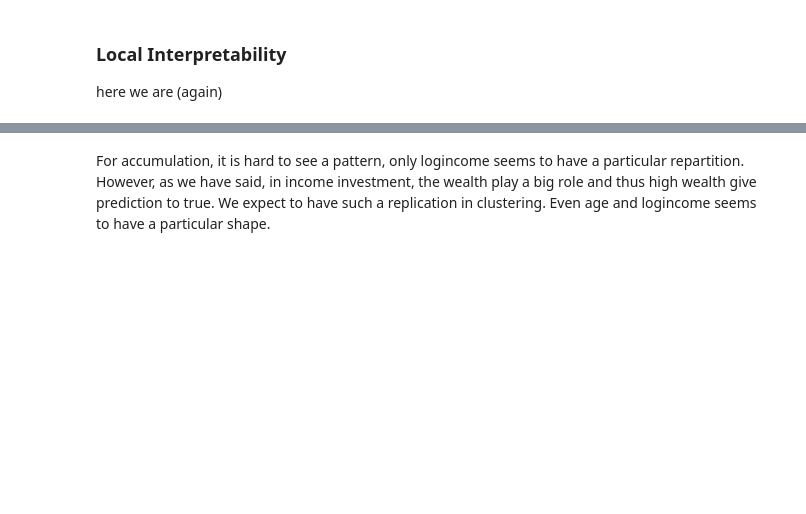
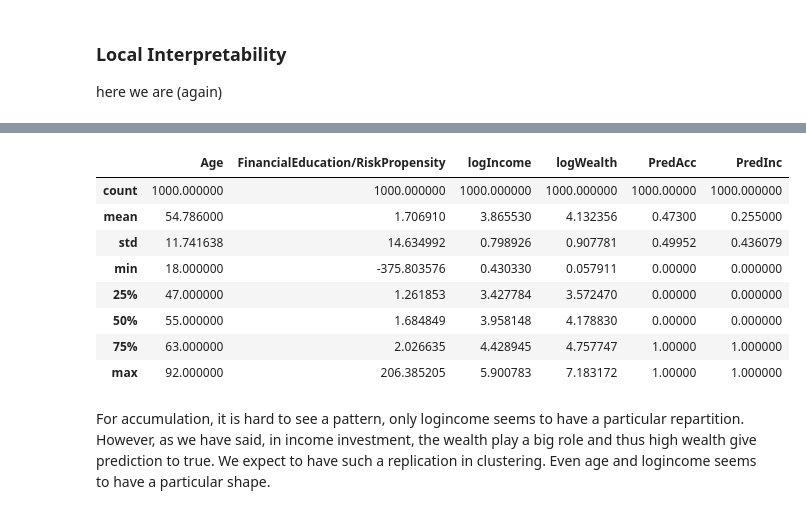
Before and after one commit to Emmalito/ML_BC2, a Jupyter notebook: src/4_Interpretability.ipynb, the cells around one changed output, grey strips where cells are left out. Drawn from its saved outputs; the diff is of its cells as text; code cells hidden in the pictures; blank space fills up the shorter version.

```diff
--- a/src/4_Interpretability.ipynb
+++ b/src/4_Interpretability.ipynb
@@ -202,3 +178,23 @@ df_true.describe()
+# %%
+# Let
+columns = ['Age', 'FinancialEducation/RiskPropensity', 'logIncome', 'logWealth', 'PredAcc', 'PredInc']
+df =  np.c_[(X_test*data_std+data_mean), predictAcc, predictInc]
+df = pd.DataFrame(df, columns=columns)
+df.describe()
+#scale data
+df_scale =  np.c_[(X_test), predictAcc, predictInc]
+df_scale = pd.DataFrame(df_scale, columns=columns)
+df.describe()
+# %% [output]
+|  | Age | FinancialEducation/RiskPropensity | logIncome | logWealth | PredAcc | PredInc |
+| count | 1000.000000 | 1000.000000 | 1000.000000 | 1000.000000 | 1000.00000 | 1000.000000 |
+| mean | 54.786000 | 1.706910 | 3.865530 | 4.132356 | 0.47300 | 0.255000 |
+| std | 11.741638 | 14.634992 | 0.798926 | 0.907781 | 0.49952 | 0.436079 |
+| min | 18.000000 | -375.803576 | 0.430330 | 0.057911 | 0.00000 | 0.000000 |
+| 25% | 47.000000 | 1.261853 | 3.427784 | 3.572470 | 0.00000 | 0.000000 |
+| 50% | 55.000000 | 1.684849 | 3.958148 | 4.178830 | 0.00000 | 0.000000 |
+| 75% | 63.000000 | 2.026635 | 4.428945 | 4.757747 | 1.00000 | 1.000000 |
+| max | 92.000000 | 206.385205 | 5.900783 | 7.183172 | 1.00000 | 1.000000 |
 # %% [markdown]
 For accumulation, it is hard to see a pattern, only logincome seems to have a particular repartition.
 However, as we have said, in income investment, the wealth play a big role and thus high wealth give prediction to true. We expect to have such a replication in clustering. Even age and logincome seems to have a particular shape.
```
Also changed, not shown: parts of 8 cells of this notebook.
